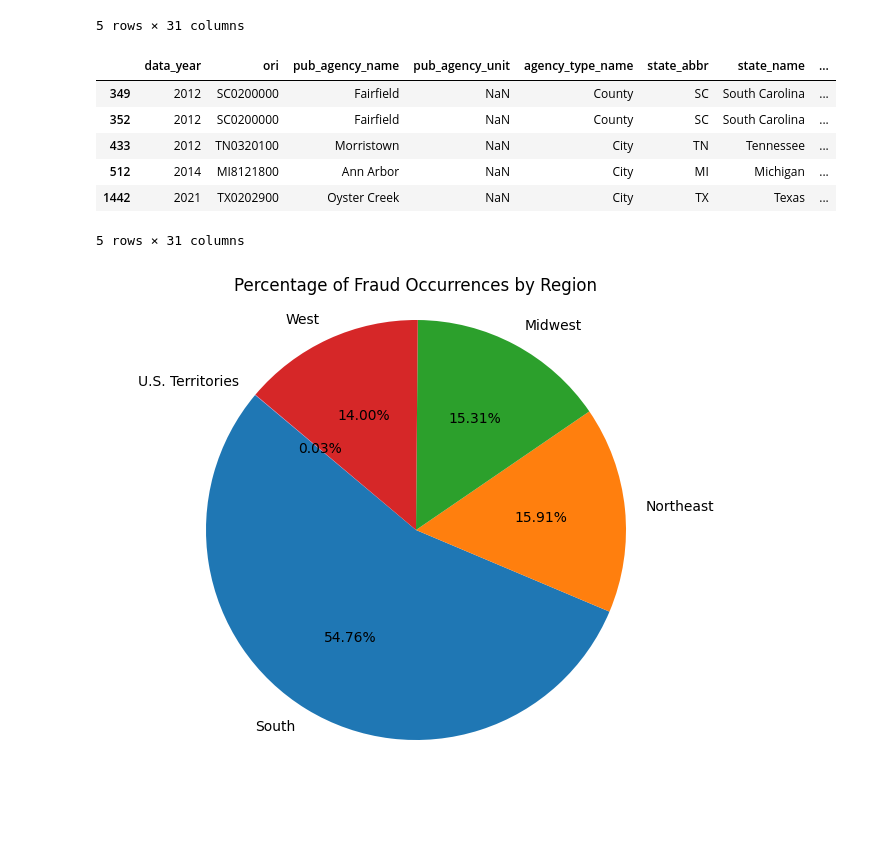
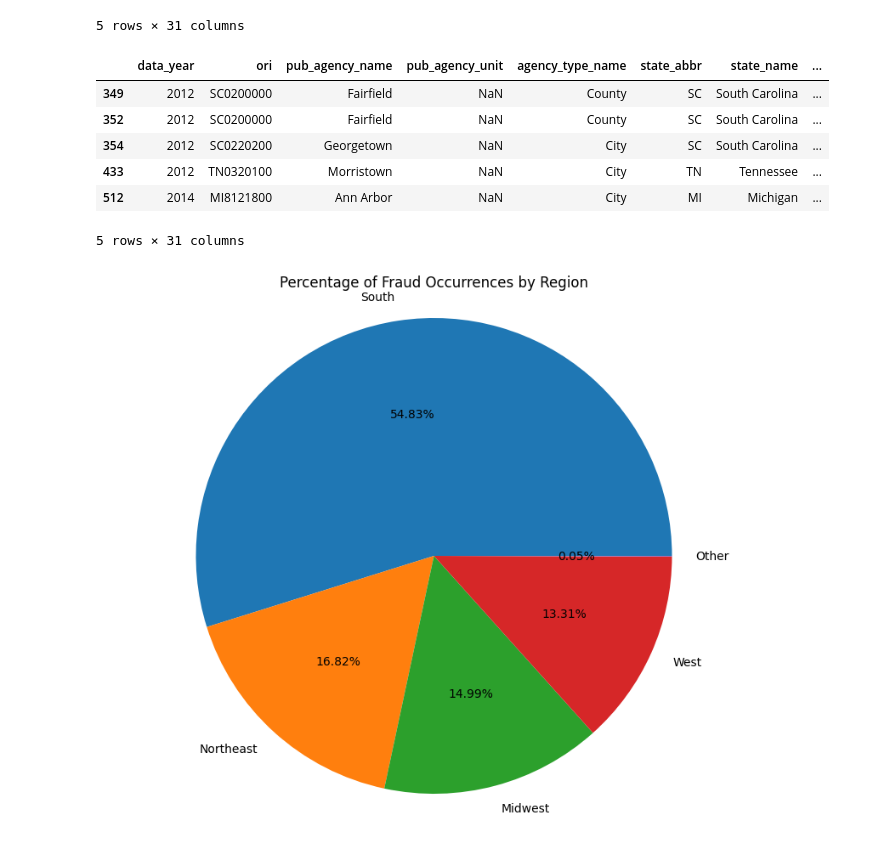
Before and after one commit to ryantangmj/ryantangmj.github.io, a Jupyter notebook: final_tutorial.ipynb, the cells around one changed output. Saved outputs shown, nothing was run; the diff lists cells and outputs as text; code cells hidden in the pictures; blank space fills up the shorter version.

Commit message:
Did more analysis and analysed all types of fraud

```diff
--- a/final_tutorial.ipynb
+++ b/final_tutorial.ipynb
@@ -18,25 +18,36 @@ data.head()
 | 4 | 2012 | FL0160200 | Jacksonville | NaN | City | FL | Florida | ... |
 5 rows × 31 columns
 # %%
-card_fraud = data[data["offense_name"] == "Credit Card/Automated Teller Machine Fraud"]
-card_fraud.head()
+fraud_data = data[data["offense_name"].isin(["Credit Card/Automated Teller Machine Fraud",
+                                              "Wire Fraud",
+                                              "Welfare Fraud"])]
+fraud_data.head()
 # %% [output]
 |  | data_year | ori | pub_agency_name | pub_agency_unit | agency_type_name | state_abbr | state_name | ... |
 | 349 | 2012 | SC0200000 | Fairfield | NaN | County | SC | South Carolina | ... |
 | 352 | 2012 | SC0200000 | Fairfield | NaN | County | SC | South Carolina | ... |
+| 354 | 2012 | SC0220200 | Georgetown | NaN | City | SC | South Carolina | ... |
 | 433 | 2012 | TN0320100 | Morristown | NaN | City | TN | Tennessee | ... |
 | 512 | 2014 | MI8121800 | Ann Arbor | NaN | City | MI | Michigan | ... |
-| 1442 | 2021 | TX0202900 | Oyster Creek | NaN | City | TX | Texas | ... |
 5 rows × 31 columns
 # %%
-# Count the occurrences of fraud by country
-fraud_by_region = card_fraud['region_name'].value_counts()
+# count the occurrences of fraud by place
+fraud_by_region = fraud_data['region_name'].value_counts()
 
-# Plotting the pie chart
-plt.figure(figsize=(8, 6))
-plt.pie(fraud_by_region, labels=fraud_by_region.index, autopct='%1.2f%%', startangle=140)
+# define a threshold for grouping smaller slices
+threshold = 0.05
+total_frauds = fraud_by_region.sum()
+fraud_by_region = fraud_by_region[fraud_by_region / total_frauds > threshold]
+
+# add an 'Other' category for the remaining slices
+other_frauds = total_frauds - fraud_by_region.sum()
+fraud_by_region['Other'] = other_frauds
+
+# plotting the pie chart
+plt.figure(figsize=(10, 8))
+plt.pie(fraud_by_region, labels=fraud_by_region.index, autopct='%1.2f%%')
 plt.title('Percentage of Fraud Occurrences by Region')
 plt.axis('equal')
 plt.show()
 # %% [output]
-[figure, old version]
+[figure, new version]
```
Also changed, not shown: parts of 6 cells of this notebook.
